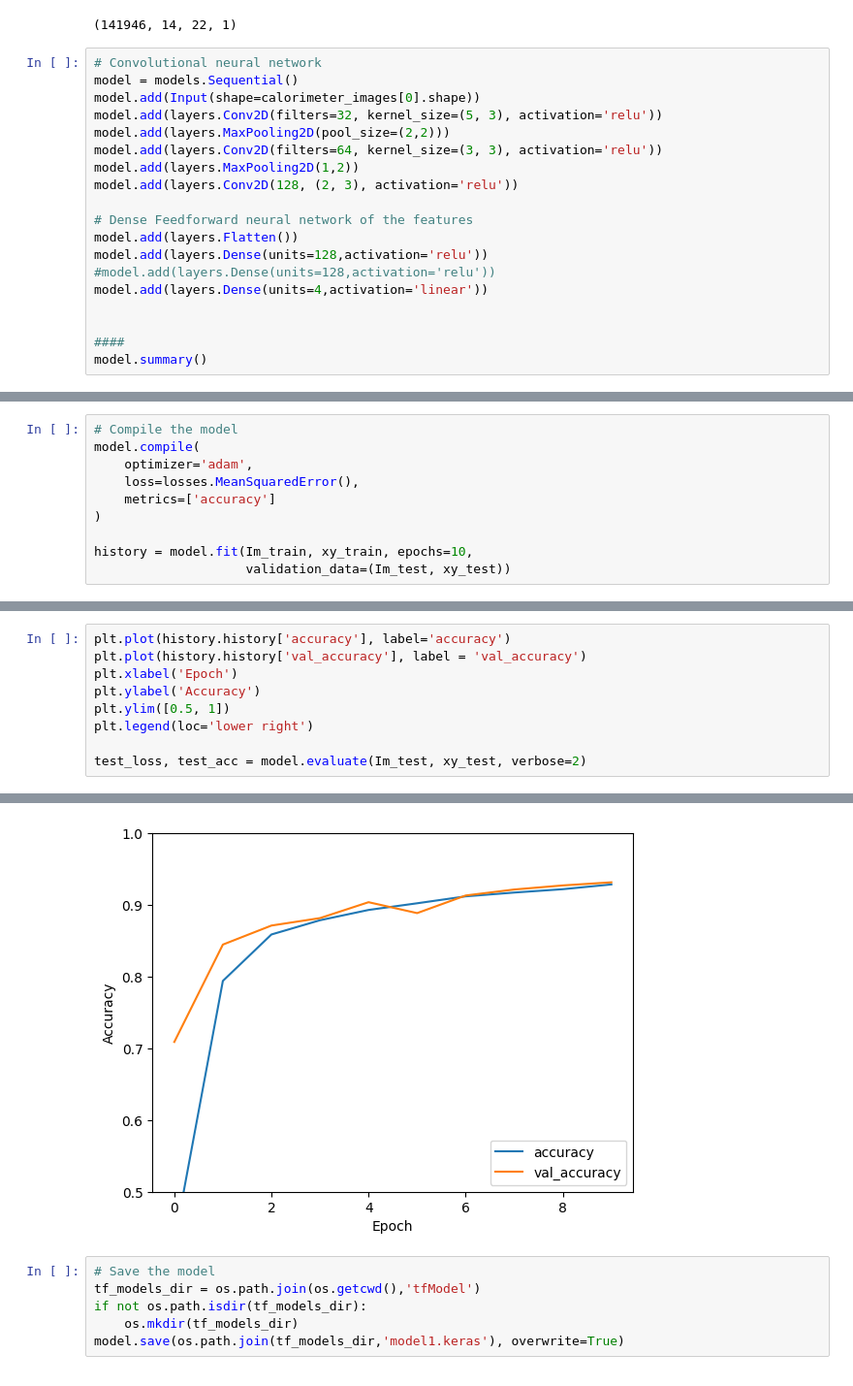
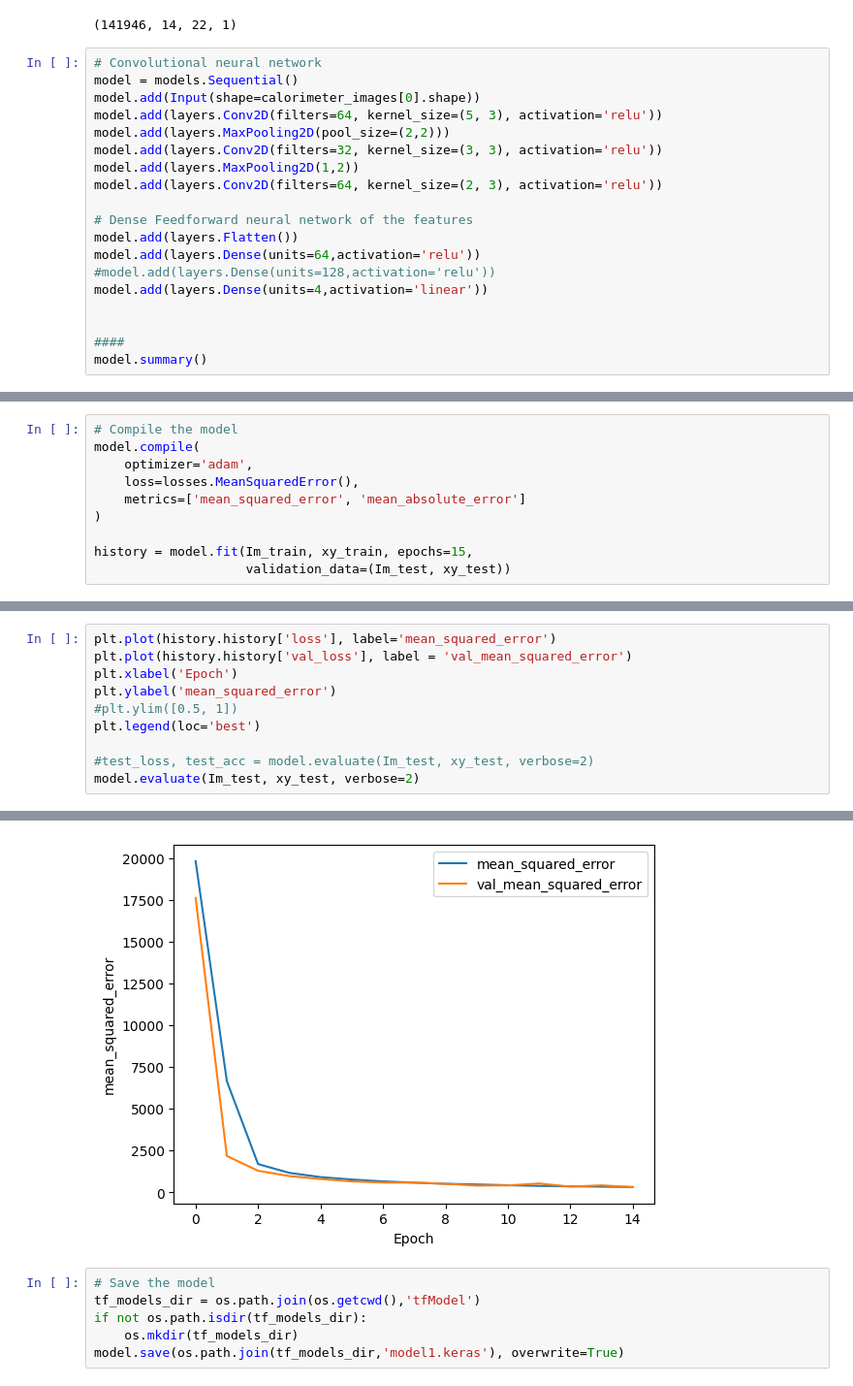
Before and after one commit to adam-eva/dampe-calorimeter, a Jupyter notebook: DataLoading.ipynb, the cells around one changed output, grey strips where cells are left out. Shown at 97% size. Saved outputs shown, nothing was run; the diff lists cells and outputs as text.

```diff
--- a/DataLoading.ipynb
+++ b/DataLoading.ipynb
@@ -146,15 +153,15 @@ calorimeter_images.shape
 # Convolutional neural network
 model = models.Sequential()
 model.add(Input(shape=calorimeter_images[0].shape))
-model.add(layers.Conv2D(filters=32, kernel_size=(5, 3), activation='relu'))
+model.add(layers.Conv2D(filters=64, kernel_size=(5, 3), activation='relu'))
 model.add(layers.MaxPooling2D(pool_size=(2,2)))
-model.add(layers.Conv2D(filters=64, kernel_size=(3, 3), activation='relu'))
+model.add(layers.Conv2D(filters=32, kernel_size=(3, 3), activation='relu'))
 model.add(layers.MaxPooling2D(1,2))
-model.add(layers.Conv2D(128, (2, 3), activation='relu'))
+model.add(layers.Conv2D(filters=64, kernel_size=(2, 3), activation='relu'))
 
 # Dense Feedforward neural network of the features
 model.add(layers.Flatten())
-model.add(layers.Dense(units=128,activation='relu'))
+model.add(layers.Dense(units=64,activation='relu'))
 #model.add(layers.Dense(units=128,activation='relu'))
 model.add(layers.Dense(units=4,activation='linear'))
 
@@ -184,9 +191,9 @@ _________________________________________________________________
 model.compile(
     optimizer='adam',
     loss=losses.MeanSquaredError(),
-    metrics=['accuracy']
+    metrics=['mean_squared_error', 'mean_absolute_error']
 )
 
-history = model.fit(Im_train, xy_train, epochs=10,
+history = model.fit(Im_train, xy_train, epochs=15,
                     validation_data=(Im_test, xy_test))
 # %% [output]
@@ -214,10 +219,11 @@ Epoch 10/10
 # %%
-plt.plot(history.history['accuracy'], label='accuracy')
-plt.plot(history.history['val_accuracy'], label = 'val_accuracy')
+plt.plot(history.history['loss'], label='mean_squared_error')
+plt.plot(history.history['val_loss'], label = 'val_mean_squared_error')
 plt.xlabel('Epoch')
-plt.ylabel('Accuracy')
-plt.ylim([0.5, 1])
-plt.legend(loc='lower right')
+plt.ylabel('mean_squared_error')
+#plt.ylim([0.5, 1])
+plt.legend(loc='best')
 
-test_loss, test_acc = model.evaluate(Im_test, xy_test, verbose=2)
+#test_loss, test_acc = model.evaluate(Im_test, xy_test, verbose=2)
+model.evaluate(Im_test, xy_test, verbose=2)
 # %% [output]
@@ -225,4 +232,4 @@ test_loss, test_acc = model.evaluate(Im_test, xy_test, verbose=2)
-[figure, old version]
+[figure, new version]
 # %%
 # Save the model
 tf_models_dir = os.path.join(os.getcwd(),'tfModel')
```
Also changed, not shown: parts of 9 cells of this notebook, 2 other files.
